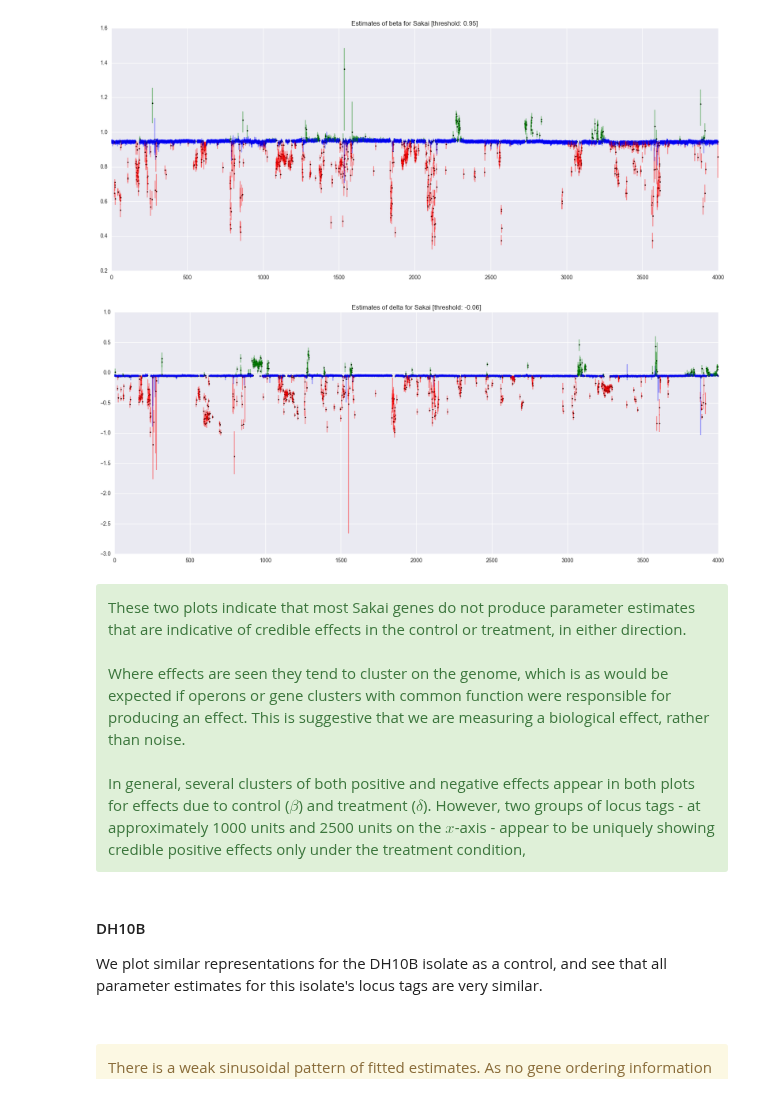
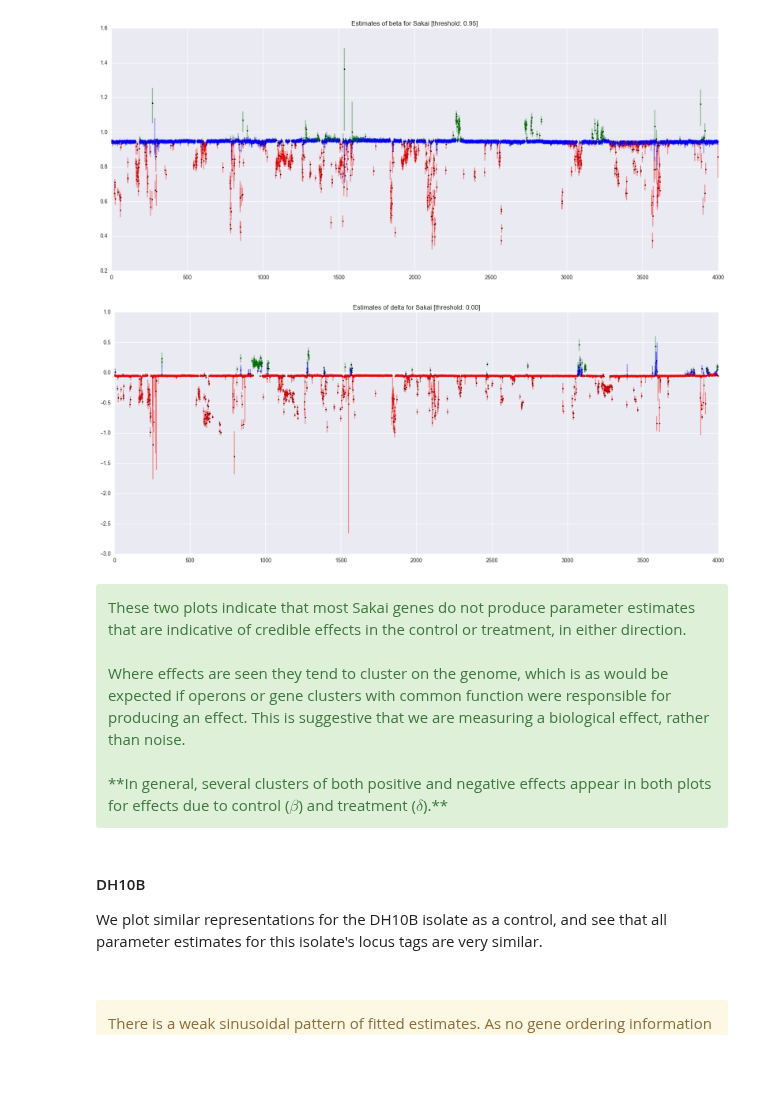
Before and after one commit to widdowquinn/SI_Holmes_etal_2017, a Jupyter notebook: notebooks/02a-full_model_fit.ipynb, the cells around one changed output. Cells and saved outputs as stored; diff of their text form; code cells hidden in the pictures; blank space fills up the shorter version.

```diff
--- a/notebooks/02a-full_model_fit.ipynb
+++ b/notebooks/02a-full_model_fit.ipynb
@@ -348,7 +321,7 @@ len(treatment_fit['a'][0][0])
 # %%
 # Get summary data for parameter estimates
 # use 'fit' for the model fit directly, and 'df'for loaded pickled data
-estimates = tools.extract_variable_summaries(treatment_fit, 'df',
-                                             ['a', 'b', 'g', 'd'],
-                                             [arrays, locus_tags, arrays, locus_tags])
-estimates.head()  # inspect the data
+(estimates_by_probe, estimates) = tools.extract_variable_summaries(treatment_fit, 'df',
+                                                                  ['a', 'b', 'g', 'd'],
+                                                                  [arrays, locus_tags, arrays, locus_tags],
+                                                                  data)
@@ -526,9 +454,6 @@ We create a third category: `combined`: genes with an estimated positive effect
 # %%
 # Label locus tags with positive effects
 sakai_estimates = tools.label_positive_effects(sakai_estimates)
-
-# QUICK HACK (avoids repXtrt rows)
-sakai_estimates = sakai_estimates.loc[:6083]
 # %% [markdown]
 We can count the number of locus_tags in each of the groups:
 # %%
@@ -560,18 +485,17 @@ tools.plot_parameter(sakai_estimates, 'b', 'Estimates of beta for Sakai', beta_t
 # %% [output]
 [figure]
 # %%
-# Plot genome-wide estimates of delta for Sakai
-delta_thresh = np.median(sakai_estimates['d_median'])  # mark values that don't include the median beta in 50% CI
-tools.plot_parameter(sakai_estimates, 'd', 'Estimates of delta for Sakai', delta_thresh)
+# Plot genome-wide estimates of delta for Sakai and mark values that don't include zero in 50% CI
+tools.plot_parameter(sakai_estimates, 'd', 'Estimates of delta for Sakai', 0)
 # %% [output]
-[figure, old version]
+[figure, new version]
 # %% [markdown]
 <div class="alert-success">
 These two plots indicate that most Sakai genes do not produce parameter estimates that are indicative of credible effects in the control or treatment, in either direction.
 <br /><br />
 Where effects are seen they tend to cluster on the genome, which is as would be expected if operons or gene clusters with common function were responsible for producing an effect. This is suggestive that we are measuring a biological effect, rather than noise.
 <br /><br />
-In general, several clusters of both positive and negative effects appear in both plots for effects due to control ($\beta$) and treatment ($\delta$). However, two groups of locus tags - at approximately 1000 units and 2500 units on the $x$-axis - appear to be uniquely showing credible positive effects only under the treatment condition,
+**In general, several clusters of both positive and negative effects appear in both plots for effects due to control ($\beta$) and treatment ($\delta$).**
 </div>
 # %% [markdown]
 #### DH10B
```
Also changed, not shown: parts of 44 cells of this notebook, 2 other files.
